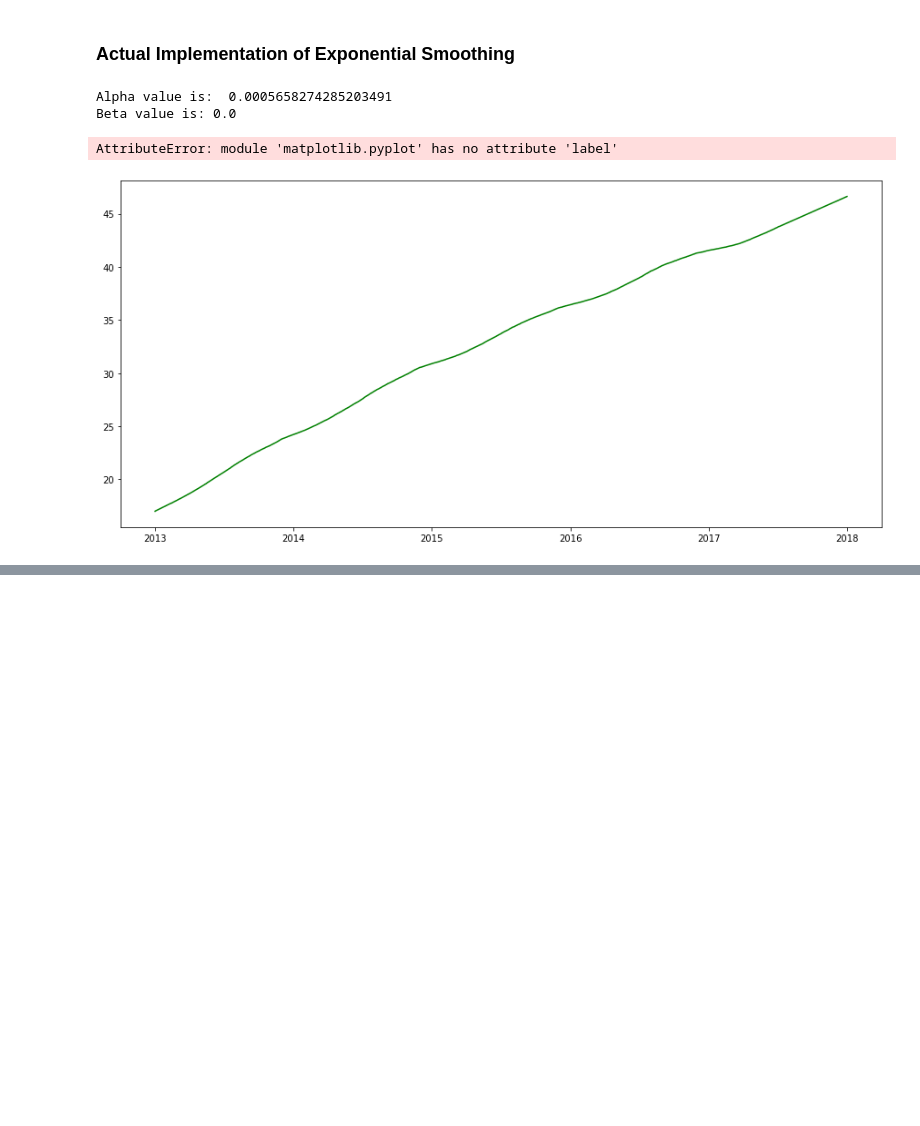
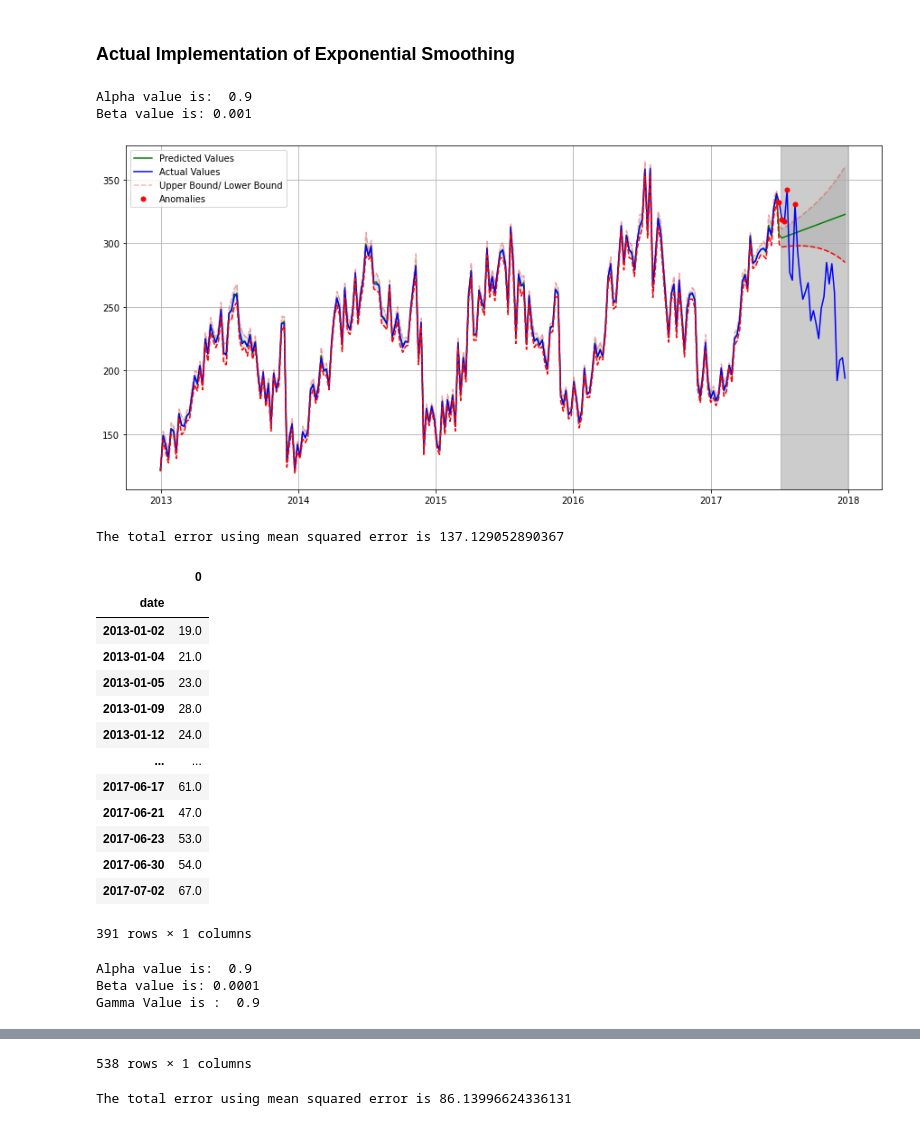
Before and after one commit to Shivanshu17/Item_Demand_Forecasting, a Jupyter notebook: demand_forecasting.ipynb, the cells around one changed output, grey strips where cells are left out. Cells and saved outputs as stored; diff of their text form; code cells hidden in the pictures; blank space fills up the shorter version.

```diff
--- a/demand_forecasting.ipynb
+++ b/demand_forecasting.ipynb
@@ -237,7 +199,7 @@ def mean_absolute_percentage_error(y_true, y_pred, multioutput = 'raw_values'):
     if multioutput == 'uniform_average':
         return np.mean(np.divide(np.abs(y_true - y_pred), np.abs(y_true)) * 100)
 
-def total_error(y_true, y_pred, metric):
+def total_error(actual_value, pred_value, metric):
     '''
     This function returns the total error of the predicted values when evaluated against the actual values. It returns a single float variable representing that error
 
@@ -735,23 +797,33 @@ def tesCVscore(params, series, loss_function=mean_squared_error, slen=365):
     return np.mean(np.array(errors))
 # %%
 def des_forecast(train_data, test_data):
+    '''
+
+
+
+    '''
     #Initializing model parameters, alpha and beta
     x_des = [0,0]
 
     # Minimizing the loss function. Still have to figure out a way to use MAPE loss function in this metric as well
-    opt_des = minimize(desCVscore, x0 = x_des, args = (train_data, smape), method = "TNC", bounds = ((0,1), (0,1)))
+    #opt_des = minimize(desCVscore, x0 = x_des, args = (train_data, mean_squared_error), method = "TNC", bounds = ((0,1), (0,1)))
 
     # Finding optimal parameter values
-    alpha, beta = opt_des.x
+    #alpha, beta = opt_des.x
+    alpha = 0.90
+    beta = 0.001
     print("Alpha value is: ", alpha)
     print("Beta value is:", beta)
 
     # Now we train the model with these values of alpha and beta
-    model_des = Double_ES(train_data, alpha, beta, n_preds = 180, scaling_factor = 2)
+    model_des = Double_ES(train_data, alpha, beta, n_preds = 180, scaling_factor = 1)
     model_des.double_exponential_smoothing()
     model_des.plot_Double_ES(test_data, plot_intervals = True, plot_anomalies = True)
     anomalies_des = model_des.anomalies
     result_des = model_des.result
+    error_des = total_error(test_data.values.ravel(), result_des[-180:].values.ravel(), 1)
+    print("The total error using mean squared error is", error_des)
+    display(anomalies_des)
     return result_des, anomalies_des
 # %%
 def tes_forecast(train_data, test_data):
@@ -778,41 +869,49 @@ def tes_forecast(train_data, test_data):
 ### Actual Implementation of Exponential Smoothing
 # %%
 # This cell will include the main wrapper part of the code, which will first call the data creation function followed by a call to the optimization function to derive the parameter values, and then will create objects for each of the
-# three types of ES models, and produce the results, then use those objects to call the plot function of TES and normally call the plot function for SES, DES. Here, I will also write
+# three types of ES models, and produce the results, then use those objects to call the plot function of TES and DES. Here, I will also write
 # the code for identifying the anomalies by calling the necessary functions.
 
 store_chain_train = pd.read_csv('/kaggle/input/demand-forecasting-kernels-only/train.csv')
 storewise_train = store_chain_train.set_index(['store', 'item', 'date'])
 
 #The following part can be put into a loop for all stores and all items. I won't be doing it for now
 store_id = 10     #Random store id
 item_id = 40      # Random item id
 series_data = create_data(storewise_train, store_id, item_id)
 train_data = series_data.iloc[:-180]
 test_data = series_data.iloc[-180:]
+#display(train_data)
+#display(test_data)
+
 
 # The following code is for Double Exponential Smoothing. The function defintion des_forecast is to house the following code
 results_des, anomalies_des = des_forecast(train_data, test_data)
-# The code for plotting results, along with the test_data is to be written in the following lines of this cell. The metric to be used will be MAPE, and pred_start will be set at -180.
-# Note, the anomalies, marked in plot_results function can be different from the ones marked in the object plot function, because the metric and formulae used for
-# confidence interval are different
-plot_results(results_des, series_data, plot_intervals = True, scale = 2, plot_anomalies = True, metric = 4, pred_start = -180)
+#plot_results(results_des, series_data, plot_intervals = True, scale = 2, plot_anomalies = True, metric = 4, pred_start = -180)
 
-'''
+
 # The following code is for Triple Exponential Smoothing.
 results_tes, anomalies_tes = tes_forecast(train_data, test_data)
-# The plot of the results looks like:
-plot_results(results_tes, series_data, plot_intervals = True, scale = 2, plot_anomalies = True, metric = 4, pred_start = -180)
-
-
-
-
-
-
-data = ads.Ads[:-20] # leave some data for testing
-'''
+#plot_results(results_tes, series_data, plot_intervals = False, scale = 2, plot_anomalies = False, metric = 4, pred_start = -180)
 # %% [output]
-Alpha value is:  0.0005658274285203491
-Beta value is: 0.0
+Alpha value is:  0.9
+Beta value is: 0.001
+[figure, new version]
-AttributeError: module 'matplotlib.pyplot' has no attribute 'label'
+The total error using mean squared error is 137.129052890367
-[figure, old version]
+|  | 0 |
+| date |  |
+| 2013-01-02 | 19.0 |
+| 2013-01-04 | 21.0 |
+| 2013-01-05 | 23.0 |
+| 2013-01-09 | 28.0 |
+| 2013-01-12 | 24.0 |
+| ... | ... |
+| 2017-06-17 | 61.0 |
+| 2017-06-21 | 47.0 |
+| 2017-06-23 | 53.0 |
+| 2017-06-30 | 54.0 |
+| 2017-07-02 | 67.0 |
+391 rows × 1 columns
+Alpha value is:  0.9
+Beta value is: 0.0001
+Gamma Value is :  0.9
@@ -819,3 +932,5 @@ AttributeError: module 'matplotlib.pyplot' has no attribute 'label'
+538 rows × 1 columns
+The total error using mean squared error is 86.13996624336131
 # %%
 store_chain_train_df = pd.read_csv('/kaggle/input/demand-forecasting-kernels-only/train.csv')
 datewise_train = store_chain_train_df.set_index('date')
```
Also changed, not shown: parts of 17 cells of this notebook.
